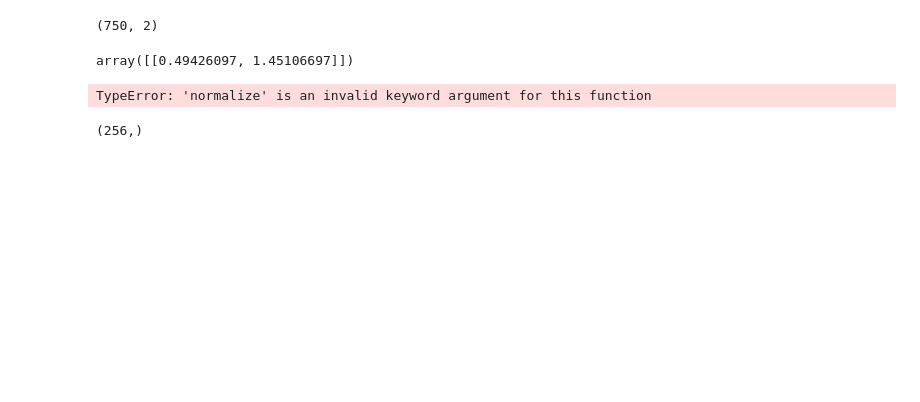
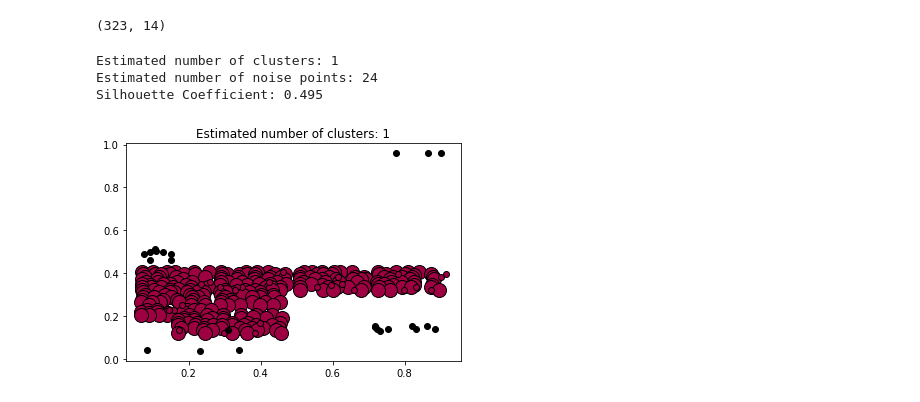
Before and after one commit to gmonkman/python, a Jupyter notebook: jupyter/mv_DBSCAN.ipynb, the cells around one changed output. Drawn from its saved outputs; the diff is of its cells as text; code cells hidden in the pictures; blank space fills up the shorter version.

```diff
--- a/jupyter/mv_DBSCAN.ipynb
+++ b/jupyter/mv_DBSCAN.ipynb
@@ -17,32 +18,57 @@ X = StandardScaler().fit_transform(X)
+# %%
+#get my data
+X = np.load('C:/development/python/EAST/test/bin/detections/sa6_clust.npy')
+#centroids of each detection rect
+centroids = np.hstack(( (X[:, 0:1] +  X[:, 2:3])/2, (X[:, 1:2] + X[:, 3:4])/2 ))
+Xtl = X[:,[0,1, 4,5,6,7,8,9,10,11,12,13]]
+Xss = StandardScaler().fit_transform(X)
 # %%
 X.shape
 # %% [output]
-(750, 2)
+(323, 14)
-# %%
-#scikit learn expects each np row to be a record
-#so an n by c matrix has n samples with c variables
-
-X[0:1,:]
-# %% [output]
-array([[0.49426097, 1.45106697]])
 # %%
-db = DBSCAN(eps=0.3, min_samples=10).fit(X)
-core_samples_mask = np.zeros_like(db.labels_, dtype=bool)
-core_samples_mask[db.core_sample_indices_] = True
+db = DBSCAN(eps=0.5, metric='cityblock', min_samples=10).fit(X)
+core_samples_mask = np.zeros_like(db.labels_, dtype=bool) #array of zeroes same shape as db.labels_
+core_samples_mask[db.core_sample_indices_] = True #core samples
 labels = db.labels_
 
 # Number of clusters in labels, ignoring noise if present.
 n_clusters_ = len(set(labels)) - (1 if -1 in labels else 0)
 n_noise_ = list(labels).count(-1)
 
 print('Estimated number of clusters: %d' % n_clusters_)
 print('Estimated number of noise points: %d' % n_noise_)
-print("Homogeneity: %0.3f" % metrics.homogeneity_score(labels_true, labels))
-print("Completeness: %0.3f" % metrics.completeness_score(labels_true, labels))
-print("V-measure: %0.3f" % metrics.v_measure_score(labels_true, labels))
-print("Adjusted Rand Index: %0.3f"
-      % metrics.adjusted_rand_score(labels_true, labels))
-print("Adjusted Mutual Information: %0.3f"
-      % metrics.adjusted_mutual_info_score(labels_true, labels))
-print("Silhouette Coefficient: %0.3f"
-      % metrics.silhouette_score(X, labels))
+#print("Homogeneity: %0.3f" % metrics.homogeneity_score(labels_true, labels))
+#print("Completeness: %0.3f" % metrics.completeness_score(labels_true, labels))
+#print("V-measure: %0.3f" % metrics.v_measure_score(labels_true, labels))
+#print("Adjusted Rand Index: %0.3f" % metrics.adjusted_rand_score(labels_true, labels))
+#print("Adjusted Mutual Information: %0.3f" % metrics.adjusted_mutual_info_score(labels_true, labels))
+print("Silhouette Coefficient: %0.3f" % metrics.silhouette_score(X, labels))
+
+
+unique_labels = set(labels)
+colors = [plt.cm.Spectral(each)
+          for each in np.linspace(0, 1, len(unique_labels))]
+
+for k, col in zip(unique_labels, colors):
+    if k == -1:
+        # Black used for noise.
+        col = [0, 0, 0, 1]
+
+    class_member_mask = (labels == k)
+
+    xy = X[class_member_mask & core_samples_mask]
+    plt.plot(xy[:, 0], xy[:, 1], 'o', markerfacecolor=tuple(col),
+             markeredgecolor='k', markersize=14)
+
+    xy = X[class_member_mask & ~core_samples_mask] #~ is numpy not
+    plt.plot(xy[:, 0], xy[:, 1], 'o', markerfacecolor=tuple(col),
+             markeredgecolor='k', markersize=6)
+
+plt.title('Estimated number of clusters: %d' % n_clusters_)
+plt.show()
+# %% [output]
+Estimated number of clusters: 1
+Estimated number of noise points: 24
+Silhouette Coefficient: 0.495
+[figure, added]
@@ -52,8 +74,0 @@ im = cv2.imread(r'c:\development\python\EAST\test\bin\sa6.jpg')
-# %%
-hist=np.bincount(im.ravel(),minlength=256,normalize=True)
-# %% [output]
-TypeError: 'normalize' is an invalid keyword argument for this function
-# %%
-hist.shape
-# %% [output]
-(256,)
```
Also changed, not shown: parts of 36 cells of this notebook, 14 other files.
